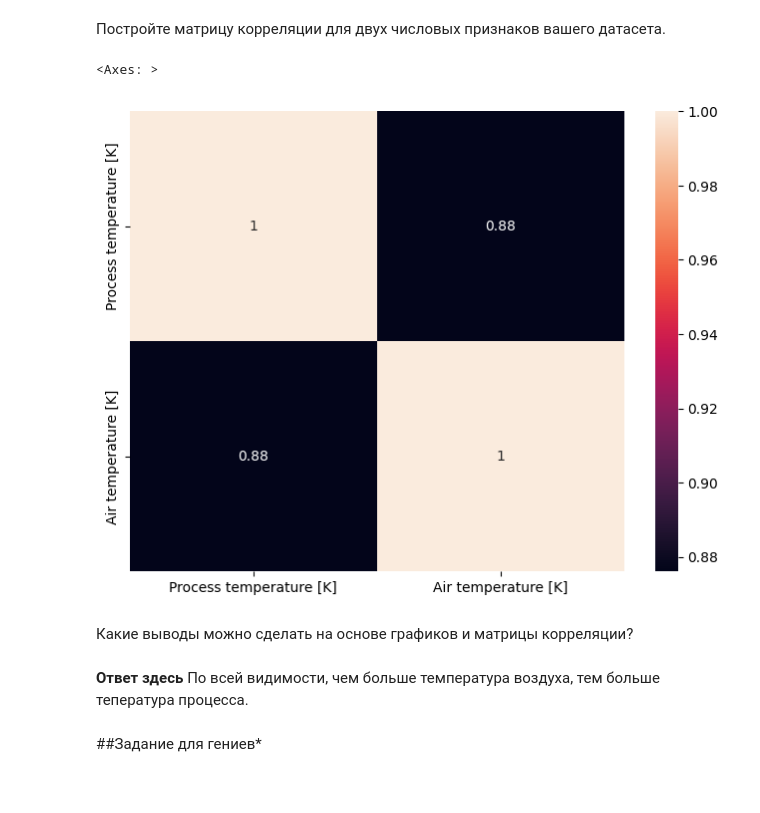
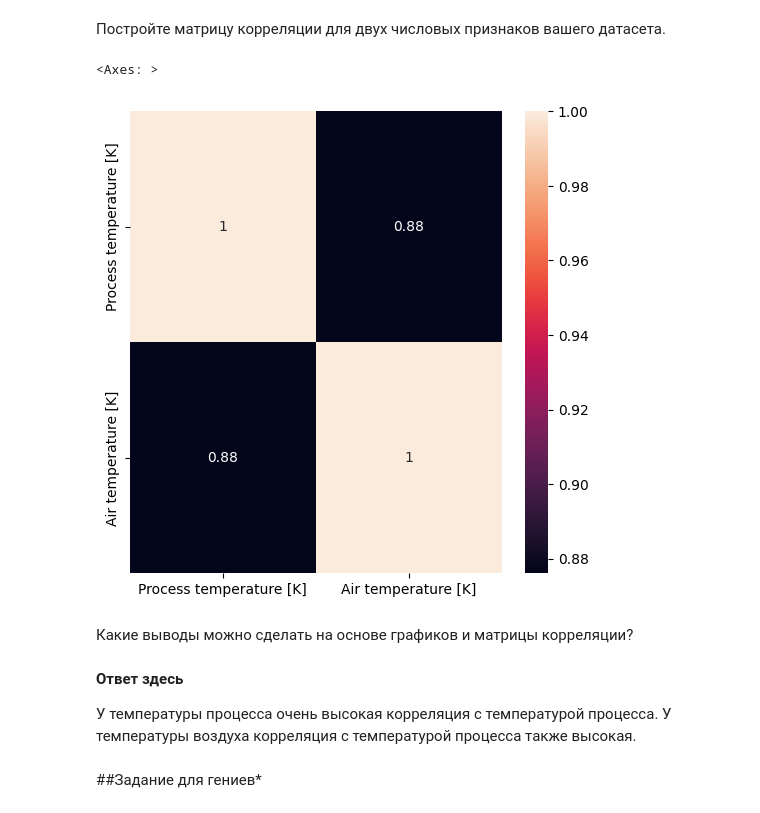
Before and after one commit to kaimakov-rk/kokoko, a Jupyter notebook: Copy_of_Задание_2.ipynb, the cells around one changed output. Drawn from its saved outputs; the diff is of its cells as text; code cells hidden in the pictures.

```diff
--- a/Copy_of_Задание_2.ipynb
+++ b/Copy_of_Задание_2.ipynb
@@ -58,10 +58,10 @@ df.columns.tolist() # четать файл
  'Target',
  'Failure Type']
 # %%
-cat_name = "Failure Type"
-df[cat_name] = df[cat_name].astype("category")
+namey = "Failure Type"
+df[namey] = df[[namey]].astype("category")
 # %%
-name = "Process temperature [K]"
-describe =  df[name].describe(include='all')
+namex = "Process temperature [K]"
+describe =  df[[namex]].describe(include='all')
 describe # ваш код здесь
 # %% [output]
@@ -197,0 +218,13 @@ plt.show()
+# %%
+column_names = ['UDI',
+ 'Product ID',
+ 'Type',
+ 'Air temperature [K]',
+ 'Process temperature [K]',
+ 'Rotational speed [rpm]',
+ 'Torque [Nm]',
+ 'Tool wear [min]',
+ 'Target',
+ 'Failure Type']
+namez = column_names[3]
+plt.scatter(df[namex], df[namez])
@@ -198,17 +234,18 @@ plt.show()
 # %% [markdown]
 Постройте матрицу корреляции для двух числовых признаков вашего датасета.
 # %%
-corr_matrix = data_df.corr()
-plt.figure(figsize=(8, 6))
+corr_matrix = df[[namex, namez]].corr()
+plt.figure(figsize=(6, 6))
 sns.heatmap(corr_matrix, annot=True)
 # %% [output]
 <Axes: >
-[figure, old version]
+[figure, new version]
 # %% [markdown]
 Какие выводы можно сделать на основе графиков и матрицы корреляции?
-# %% [markdown]
-**Ответ здесь**
-По всей видимости, чем больше температура воздуха, тем больше тепература процесса.
+# %% [markdown]
+**Ответ здесь**
+
+У температуры процесса очень высокая корреляция с температурой процесса. У температуры воздуха корреляция с температурой процесса также высокая.
 # %% [markdown]
 ##Задание для гениев*
 # %% [markdown]
```
Also changed, not shown: parts of 22 cells of this notebook.
